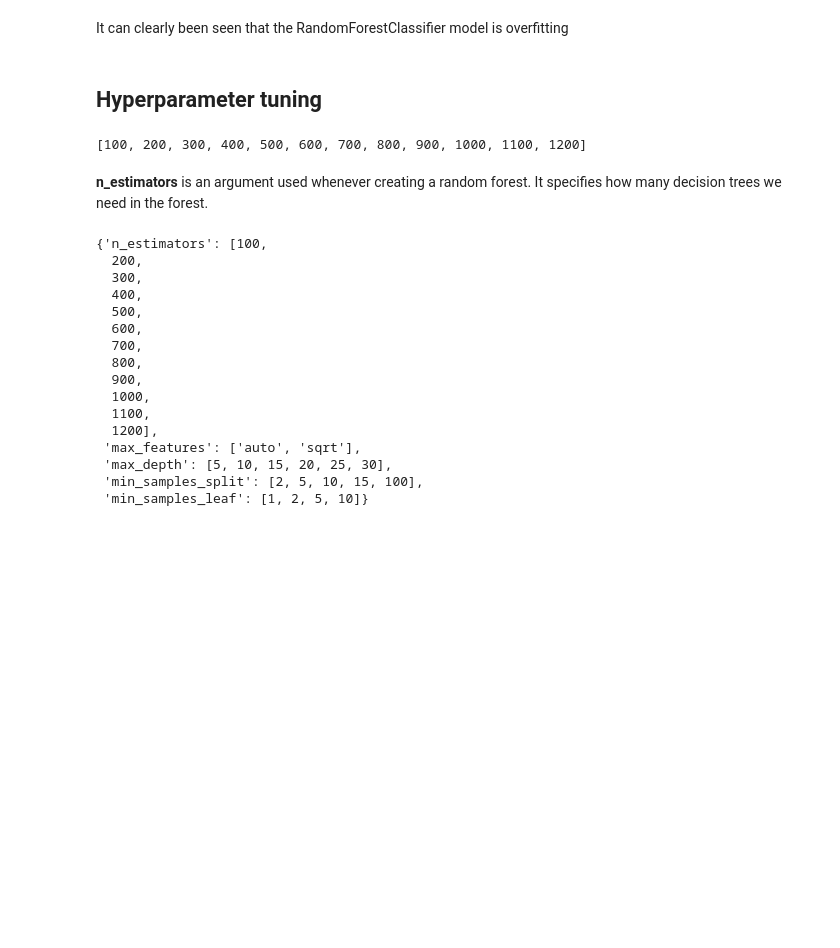
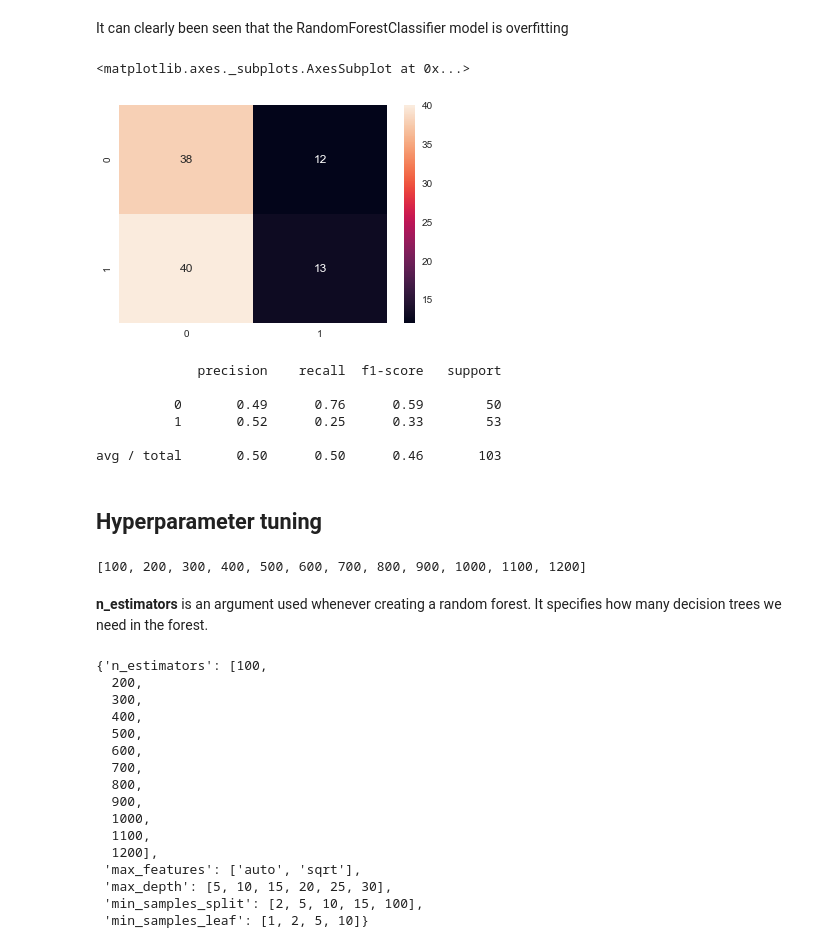
Before and after one commit to nipun1992/Heart-Disease-Prediction, a Jupyter notebook: Group 47_Heart Disease Dataset.ipynb, the cells around one changed output. Saved outputs shown, nothing was run; the diff lists cells and outputs as text; code cells hidden in the pictures; blank space fills up the shorter version.

```diff
--- a/Group 47_Heart Disease Dataset.ipynb
+++ b/Group 47_Heart Disease Dataset.ipynb
@@ -999,5 +999,19 @@ accuracy_score(y_test1, y_pred_RandomForest)*100
 # %% [markdown]
 It can clearly been seen that the RandomForestClassifier model is overfitting
+# %%
+sns.heatmap(confusion_matrix(y_test1, y_pred_RandomForest), annot = True)
+# %% [output]
+<matplotlib.axes._subplots.AxesSubplot at 0x...>
+[figure, added]
+# %%
+print(classification_report(y_test1, y_pred_RandomForest))
+# %% [output]
+             precision    recall  f1-score   support
+
+          0       0.49      0.76      0.59        50
+          1       0.52      0.25      0.33        53
+
+avg / total       0.50      0.50      0.46       103
 # %% [markdown]
 ## Hyperparameter tuning
 # %%
```
Also changed, not shown: parts of 32 cells of this notebook, 4 other files.
